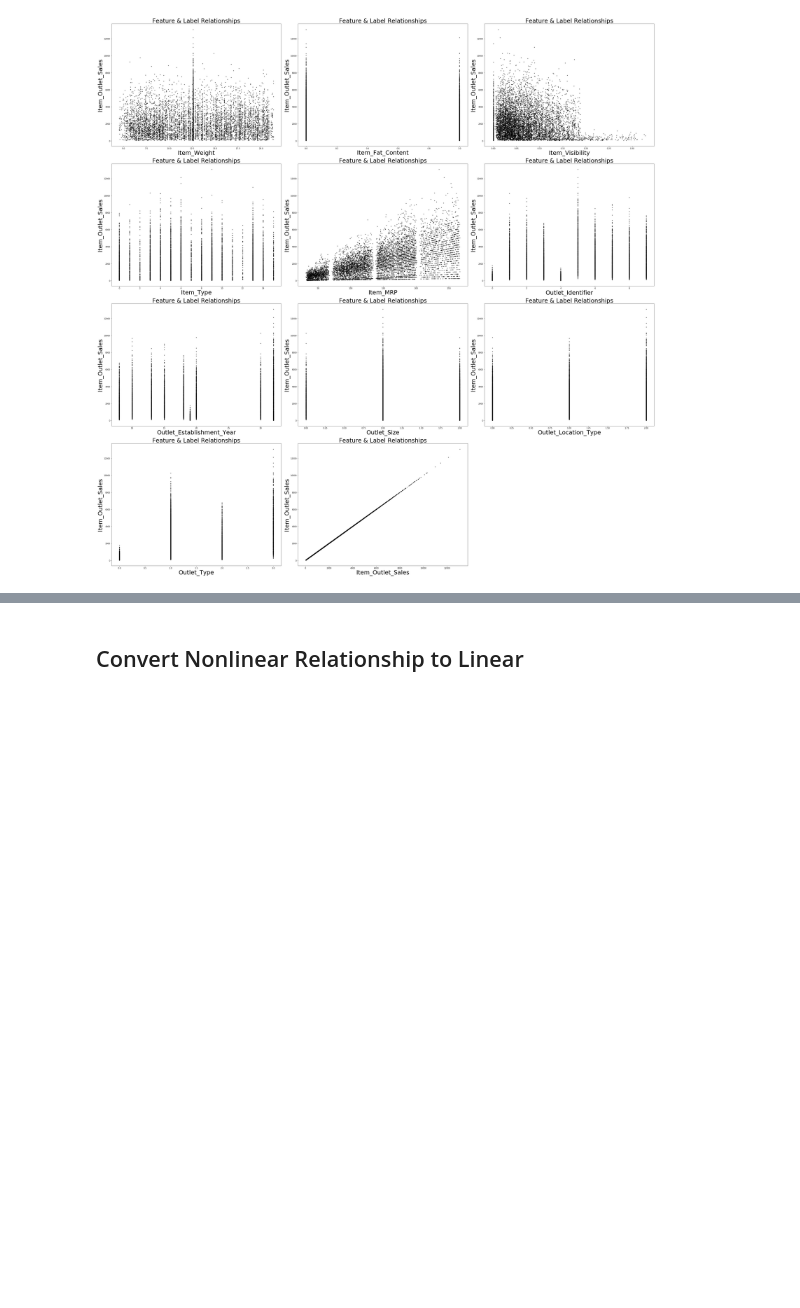
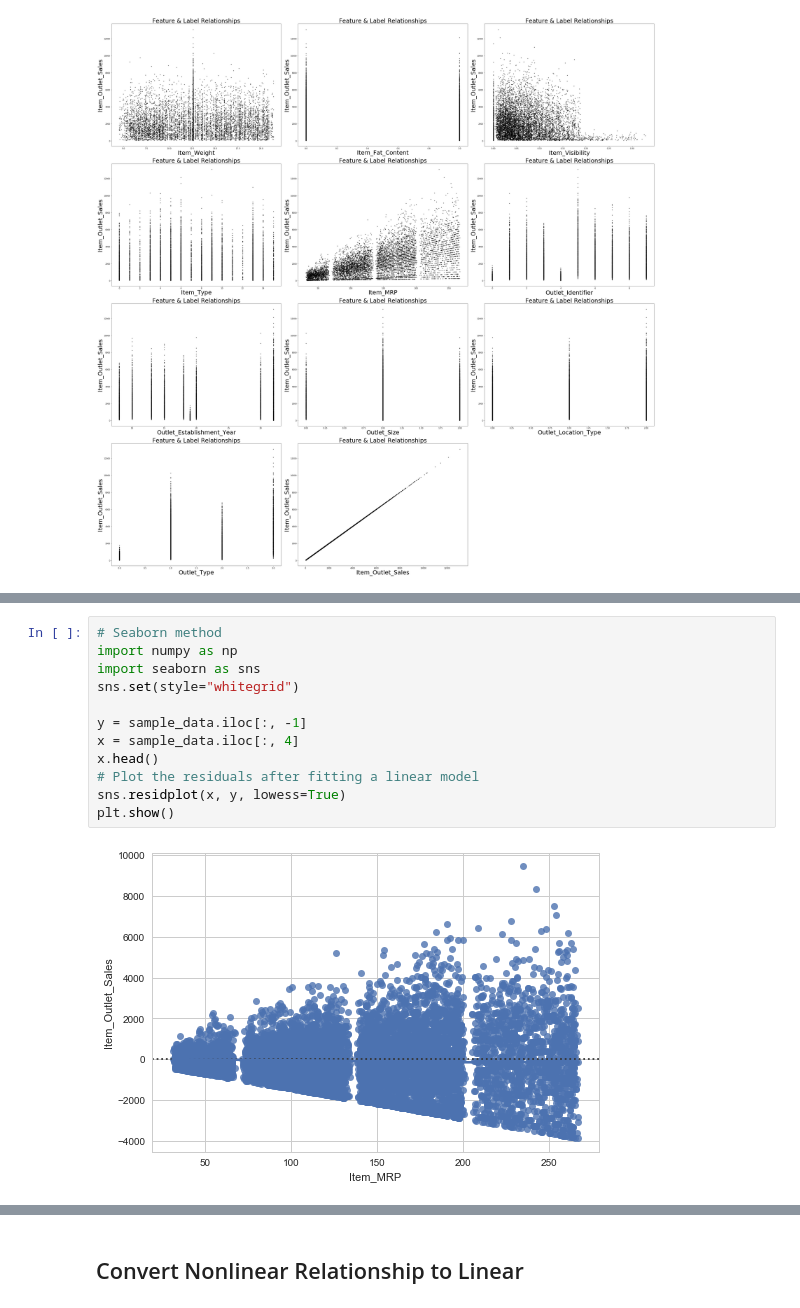
Before and after one commit to hanhanwu/Hanhan_Applied_DataScience, a Jupyter notebook: data_exploration.ipynb, the cells around one changed output, grey strips where cells are left out. Drawn from its saved outputs; the diff is of its cells as text; blank space fills up the shorter version.

Commit message:
residual plot added

```diff
--- a/data_exploration.ipynb
+++ b/data_exploration.ipynb
@@ -82,0 +90,14 @@ multi_scatter_plot(n_rows, n_cols, sample_data, y)
+# %%
+# Seaborn method
+import numpy as np
+import seaborn as sns
+sns.set(style="whitegrid")
+
+y = sample_data.iloc[:, -1]
+x = sample_data.iloc[:, 4]
+x.head()
+# Plot the residuals after fitting a linear model
+sns.residplot(x, y, lowess=True)
+plt.show()
+# %% [output]
+[figure, added]
```
Also changed, not shown: parts of 3 cells of this notebook.
